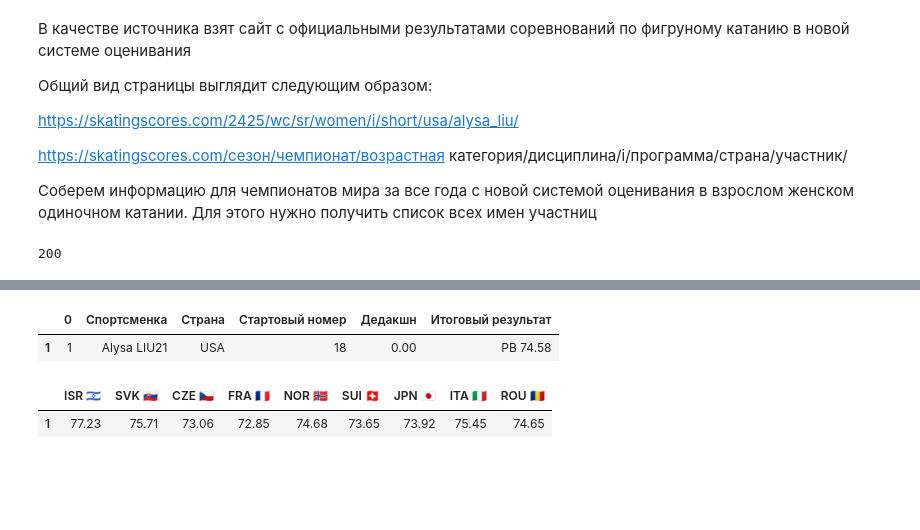
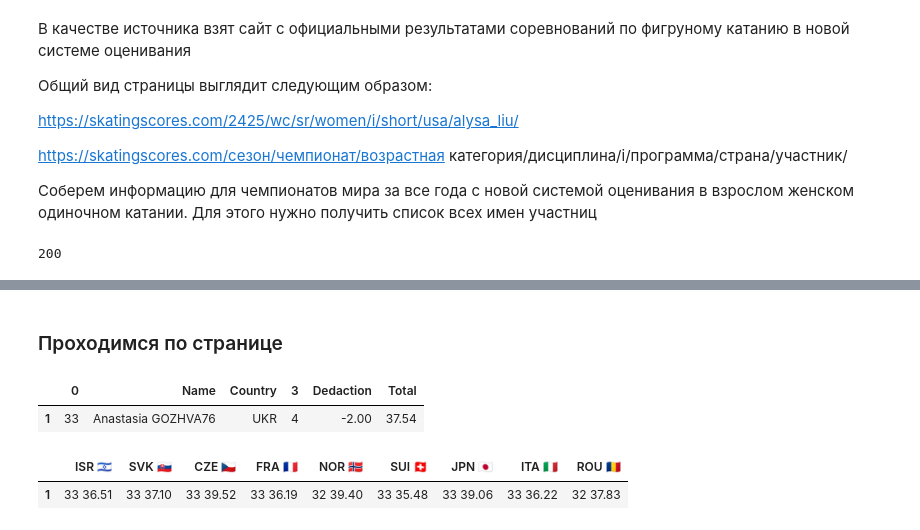
Before and after one commit to Jnesmey/Analytics, a Jupyter notebook: статистика фк.ipynb, the cells around one changed output, grey strips where cells are left out. Saved outputs shown, nothing was run; the diff lists cells and outputs as text; code cells hidden in the pictures; blank space fills up the shorter version.

```diff
--- a/статистика фк.ipynb
+++ b/статистика фк.ipynb
@@ -51,19 +60,3 @@ print(page.status_code)
 soup = BeautifulSoup(page.text, "html.parser")
 # %% [output]
 200
-# %%
-# Получаем все ссылки
-for link in soup.find_all('a'):
-    link_ = link.get('href')
-    # Фильтруем ссылки участниц от ссылок на судей и прочих возможных по шаблону
-    if '/re/2425/wc/sr/women/i/short' in link_:
-        country_girl = link_.split('/')[-3]
-        girl = link_.split('/')[-2]
-        # Собираем ссылку
-        girl_link = base_link+'/'+country_girl+'/'+girl+'/'
-        print(girl_link)
-        page_girl = requests.get(girl_link)
-        print(page_girl.status_code)
-        soup_girl = BeautifulSoup(page_girl.text, "html.parser")
-        time.sleep(5)
-        break
@@ -73,3 +127,5 @@ https://skatingscores.com/2425/wc/sr/women/i/short//usa/alysa_liu/
+# %% [markdown]
+### Проходимся по странице
 # %%
 # Получаем все таблицы со страницы
 tables = soup_girl.find_all('table')
@@ -76,21 +148,24 @@ tables = soup_girl.find_all('table')
 # %%
 ## Все таблицы надо привести к формату для анализа, оставив только нужные показатели
 
 # В итоге должно получится две таблицы - в разрезе общих результатов и подробно по элементам
 
-# В первой таблице стартовый номер, дедакшин и тотал
-df_1 = pd.read_html(str(tables[0]))[0].tail(1).rename(columns={1: 'Спортсменка', 2: 'Страна', 3: 'Стартовый номер', 4: 'Дедакшн', 5: 'Итоговый результат'})
+# Из первой таблицы оставляем имя, страну, дедакшен(штраф) и итоговую сумму баллов
+df_1 = pd.read_html(str(tables[0]))[0].tail(1).rename(columns={1: 'Name', 2: 'Country', 4: 'Dedaction', 5: 'Total'})
+# df_1 = df_1.drop([3], axis=1).reset_index()
+# df_1 = df_1.drop(['index'], axis=1)
 df_1
 # %% [output]
-|  | 0 | Спортсменка | Страна | Стартовый номер | Дедакшн | Итоговый результат |
-| 1 | 1 | Alysa LIU21 | USA | 18 | 0.00 | PB 74.58 |
+|  | 0 | Name | Country | 3 | Dedaction | Total |
+| 1 | 33 | Anastasia GOZHVA76 | UKR | 4 | -2.00 | 37.54 |
 # %%
-# Во второй TSS судей
+# Во второй TSS по судьям
 df_2 = pd.read_html(str(tables[1]))[0]
 df_2 = df_2.drop(columns=[i for i  in range(6)]+[15]).rename(columns=df_2.iloc[0]).tail(1)
 # Убираем лишние цифры
-df_2  = df_2 .replace(to_replace ='\d{1}\s', value = '', regex = True)
+# df_2 = df_2.replace(to_replace ='\d{1}\s', value = '', regex = True)
+# df_2 = df_2.drop(['index'], axis=1)
 df_2
 # %% [output]
 |  | ISR 🇮🇱 | SVK 🇸🇰 | CZE 🇨🇿 | FRA 🇫🇷 | NOR 🇳🇴 | SUI 🇨🇭 | JPN 🇯🇵 | ITA 🇮🇹 | ROU 🇷🇴 |
-| 1 | 77.23 | 75.71 | 73.06 | 72.85 | 74.68 | 73.65 | 73.92 | 75.45 | 74.65 |
+| 1 | 33 36.51 | 33 37.10 | 33 39.52 | 33 36.19 | 32 39.40 | 33 35.48 | 33 39.06 | 33 36.22 | 32 37.83 |
```
Also changed, not shown: parts of 21 cells of this notebook.
